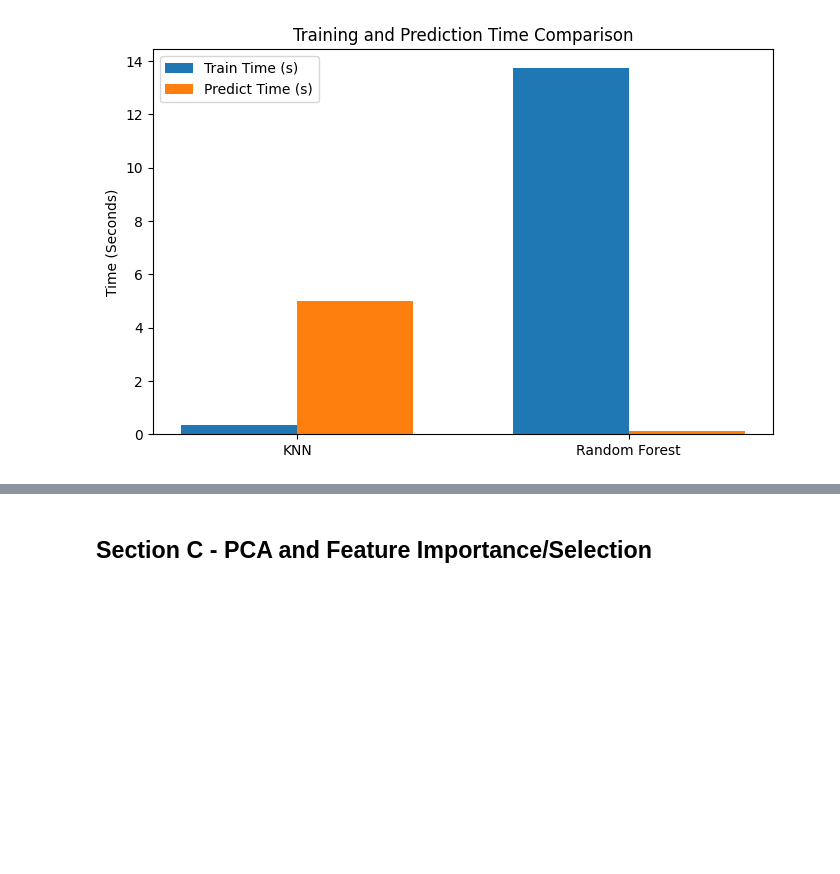
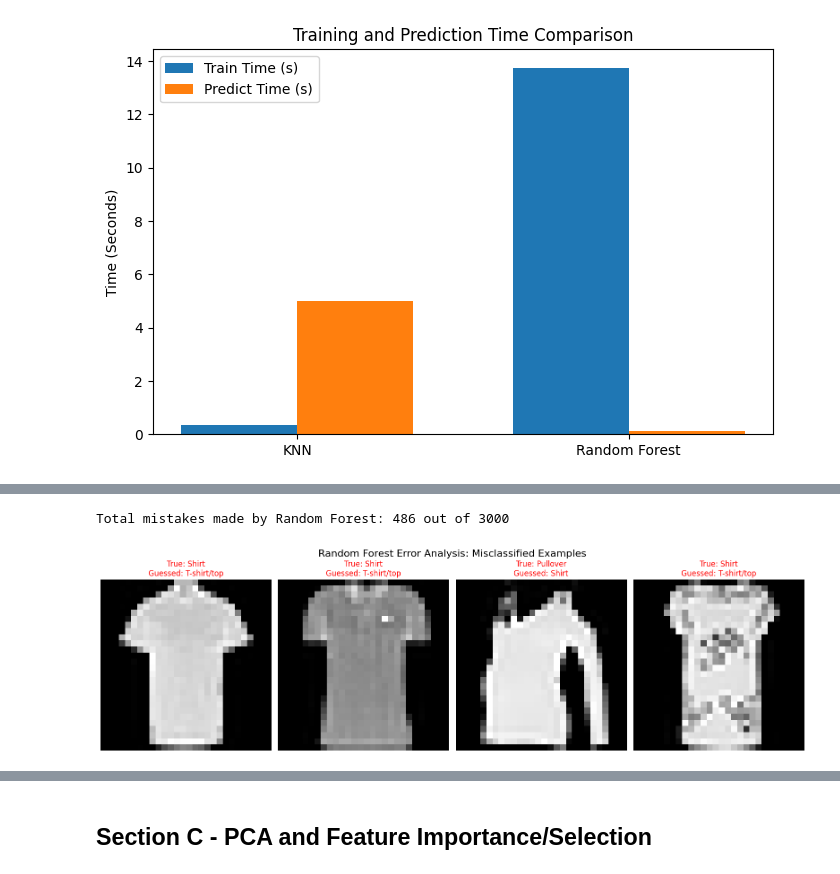
Before and after one commit to lanashmuz/machine_learning_exe1, a Jupyter notebook: exe3/exe3.ipynb, the cells around one changed output, grey strips where cells are left out. Drawn from its saved outputs; the diff is of its cells as text; code cells hidden in the pictures; blank space fills up the shorter version.

```diff
--- a/exe3/exe3.ipynb
+++ b/exe3/exe3.ipynb
@@ -621,0 +638,38 @@ RF  Accuracy: 0.8380  | Train Time: 13.75s  | Predict Time: 0.13s
+# %%
+# get me some images that were misclassified by Random Forest
+import numpy as np
+
+# 1. Find the indices of the test set where the prediction did not match the true label
+incorrect_indices = np.where(rf_test_preds != y_test.values)[0]
+
+print(f"Total mistakes made by Random Forest: {len(incorrect_indices)} out of {len(y_test)}")
+
+# 2. Plot a few of these mistakes
+fig, axes = plt.subplots(1, 4, figsize=(16, 5))
+fig.suptitle('Random Forest Error Analysis: Misclassified Examples', fontsize=16)
+
+# Loop through the first 4 incorrect predictions
+for i, idx in enumerate(incorrect_indices[:4]):
+
+    # Get the true label and what the model guessed
+    true_label = y_test.values[idx]
+    pred_label = rf_test_preds[idx]
+
+    # Extract the 784 pixels and reshape to 28x28 for plotting
+    # Using .iloc because X_test is a pandas DataFrame
+    image_pixels = X_test.iloc[idx].values.reshape(28, 28)
+
+    axes[i].imshow(image_pixels, cmap='gray')
+
+    # Display the true class name vs the predicted class name
+    true_name = class_names[true_label]
+    pred_name = class_names[pred_label]
+
+    axes[i].set_title(f"True: {true_name}\nGuessed: {pred_name}", color='red')
+    axes[i].axis('off')
+
+plt.tight_layout()
+plt.show()
+# %% [output]
+Total mistakes made by Random Forest: 486 out of 3000
+[figure, added]
```
Also changed, not shown: parts of 5 cells of this notebook.
